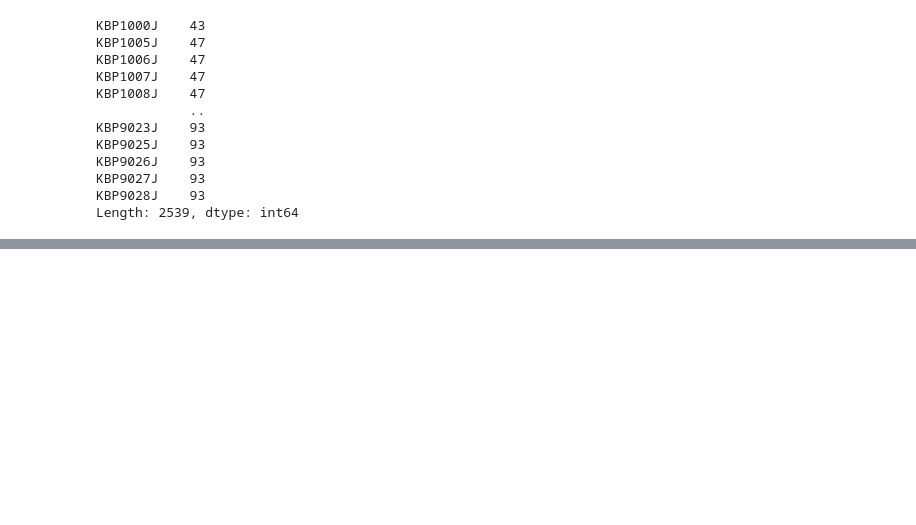
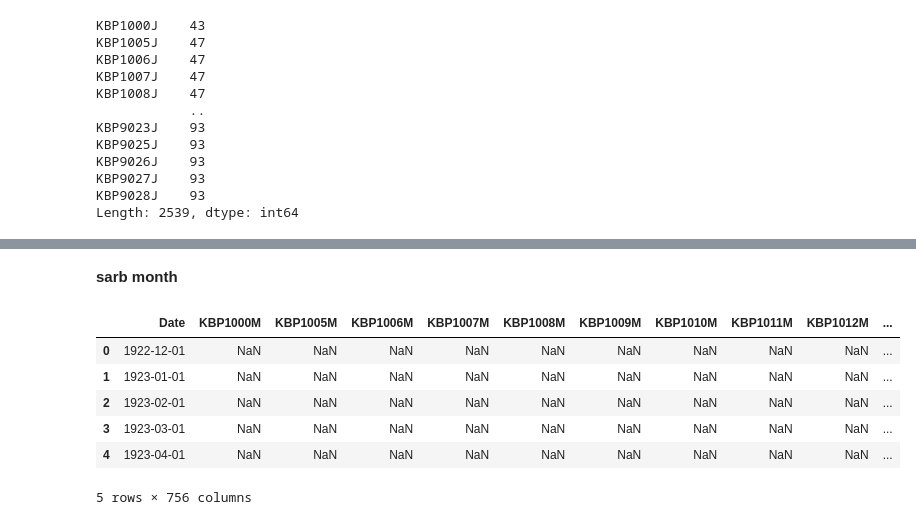
Before and after one commit to WillyCodes-init/Data-Analytics-Projects, a Jupyter notebook: South African Reserve Bank Dataset/Data_Wrangling.ipynb, the cells around one changed output, grey strips where cells are left out. Cells and saved outputs as stored; diff of their text form; code cells hidden in the pictures; blank space fills up the shorter version.

```diff
--- a/South African Reserve Bank Dataset/Data_Wrangling.ipynb
+++ b/South African Reserve Bank Dataset/Data_Wrangling.ipynb
@@ -167,0 +221,12 @@ Name: Date, Length: 106, dtype: object
+# %% [markdown]
+**sarb month**
+# %%
+sarb_month.head()
+# %% [output]
+|  | Date | KBP1000M | KBP1005M | KBP1006M | KBP1007M | KBP1008M | KBP1009M | KBP1010M | KBP1011M | KBP1012M | ... |
+| 0 | 1922-12-01 | NaN | NaN | NaN | NaN | NaN | NaN | NaN | NaN | NaN | ... |
+| 1 | 1923-01-01 | NaN | NaN | NaN | NaN | NaN | NaN | NaN | NaN | NaN | ... |
+| 2 | 1923-02-01 | NaN | NaN | NaN | NaN | NaN | NaN | NaN | NaN | NaN | ... |
+| 3 | 1923-03-01 | NaN | NaN | NaN | NaN | NaN | NaN | NaN | NaN | NaN | ... |
+| 4 | 1923-04-01 | NaN | NaN | NaN | NaN | NaN | NaN | NaN | NaN | NaN | ... |
+5 rows × 756 columns
```
Also changed, not shown: parts of 17 cells of this notebook.
